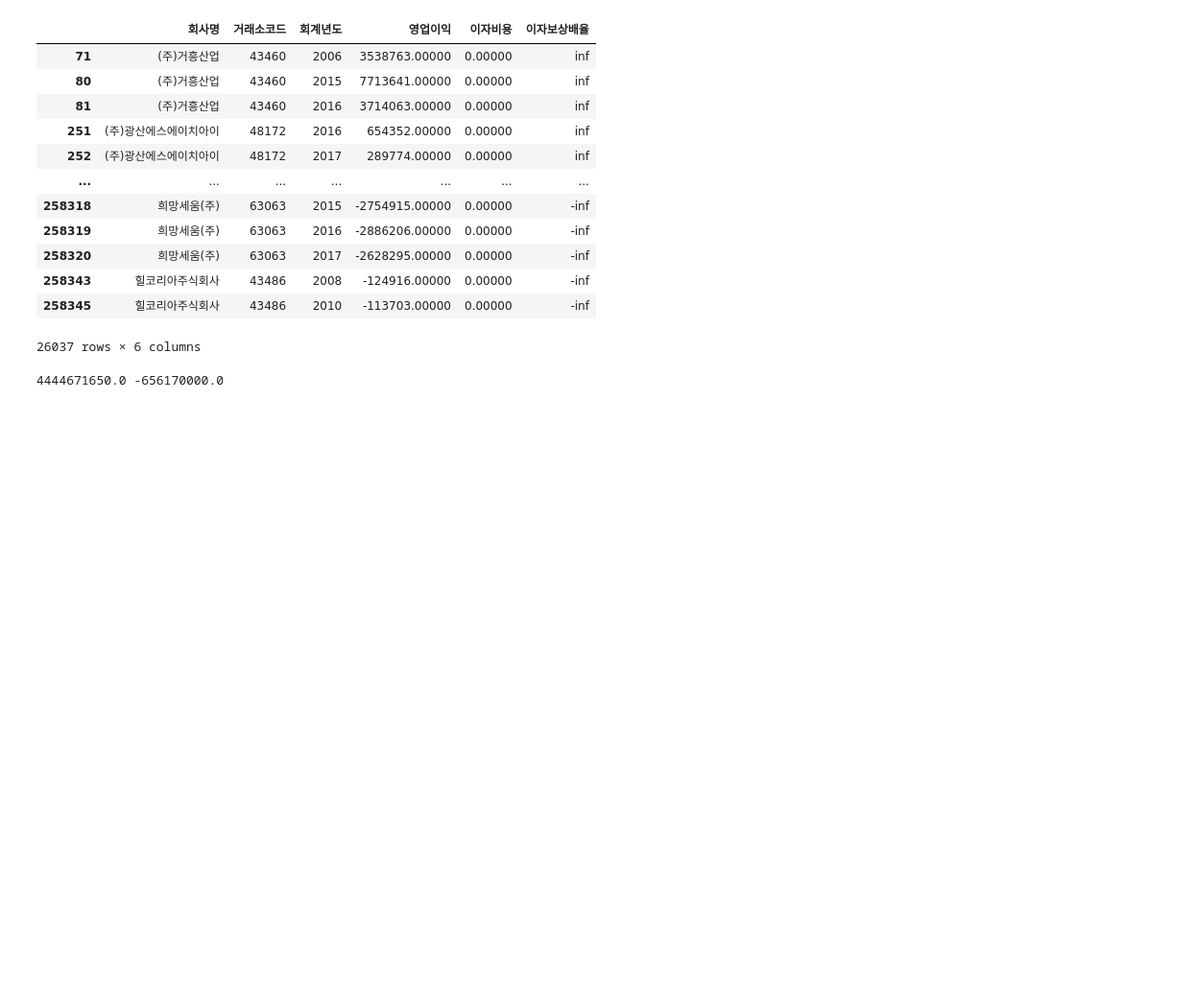
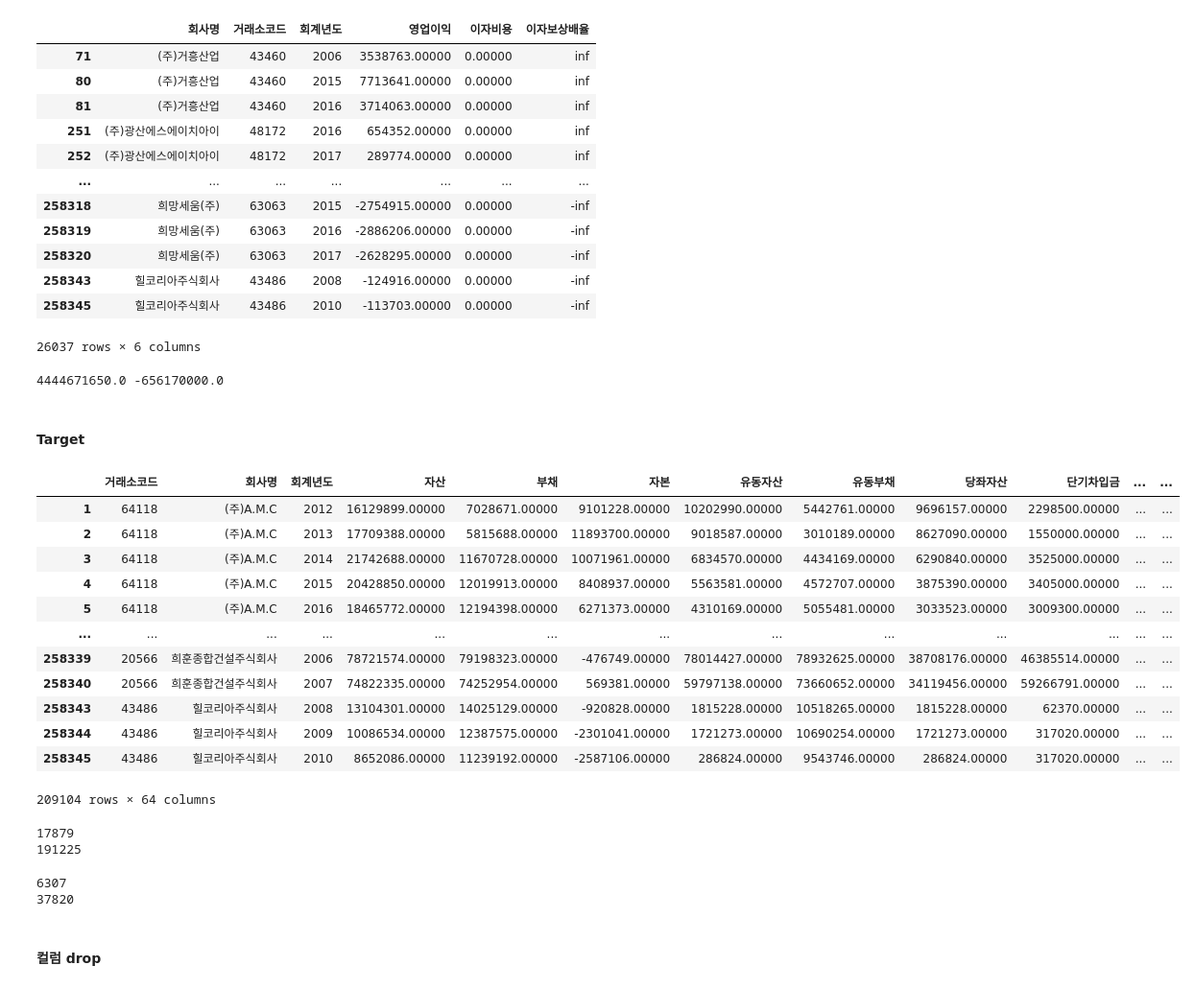
Before and after one commit to skynnn/TAVE-Prediction-Model-for-Insolvent-Companies, a Jupyter notebook: 전처리.ipynb, the cells around one changed output. Shown at 96% size. Drawn from its saved outputs; the diff is of its cells as text; code cells hidden in the pictures; blank space fills up the shorter version.

Commit message:
Feat: target값 설정, 컬럼 정리, dataset 분리

```diff
--- a/전처리.ipynb
+++ b/전처리.ipynb
@@ -984,3 +984,41 @@ print(max_interest, min_interest)
 # %%
 df.loc[df['이자보상배율'] == np.inf, '이자보상배율'] = max_interest
 df.loc[df['이자보상배율'] == -np.inf, '이자보상배율'] = min_interest
+# %% [markdown]
+#### Target
+# %%
+df['이자보상배율_t'] = np.where(df['이자보상배율'] < 1, 1, 0)
+# %%
+df['target'] = np.where((df['이자보상배율_t'] == 1) & (df.sort_values(by='회계년도', ascending=True).groupby('거래소코드')['이자보상배율_t'].shift(1) == 1) & (df.sort_values(by='회계년도', ascending=True).groupby('거래소코드')['이자보상배율_t'].shift(2) == 1), 1, 0)
+# %%
+# 2000년 데이터가 없어서 정확한 target 값 X (이자보상배율 3년을 봐야하는데 2000년을 못 보니까~)
+df.drop((df[df['회계년도']==2002]).index, axis=0, inplace=True)
+df
+# %% [output]
+|  | 거래소코드 | 회사명 | 회계년도 | 자산 | 부채 | 자본 | 유동자산 | 유동부채 | 당좌자산 | 단기차입금 | ... | ... |
+| 1 | 64118 | (주)A.M.C | 2012 | 16129899.00000 | 7028671.00000 | 9101228.00000 | 10202990.00000 | 5442761.00000 | 9696157.00000 | 2298500.00000 | ... | ... |
+| 2 | 64118 | (주)A.M.C | 2013 | 17709388.00000 | 5815688.00000 | 11893700.00000 | 9018587.00000 | 3010189.00000 | 8627090.00000 | 1550000.00000 | ... | ... |
+| 3 | 64118 | (주)A.M.C | 2014 | 21742688.00000 | 11670728.00000 | 10071961.00000 | 6834570.00000 | 4434169.00000 | 6290840.00000 | 3525000.00000 | ... | ... |
+| 4 | 64118 | (주)A.M.C | 2015 | 20428850.00000 | 12019913.00000 | 8408937.00000 | 5563581.00000 | 4572707.00000 | 3875390.00000 | 3405000.00000 | ... | ... |
+| 5 | 64118 | (주)A.M.C | 2016 | 18465772.00000 | 12194398.00000 | 6271373.00000 | 4310169.00000 | 5055481.00000 | 3033523.00000 | 3009300.00000 | ... | ... |
+| ... | ... | ... | ... | ... | ... | ... | ... | ... | ... | ... | ... | ... |
+| 258339 | 20566 | 희훈종합건설주식회사 | 2006 | 78721574.00000 | 79198323.00000 | -476749.00000 | 78014427.00000 | 78932625.00000 | 38708176.00000 | 46385514.00000 | ... | ... |
+| 258340 | 20566 | 희훈종합건설주식회사 | 2007 | 74822335.00000 | 74252954.00000 | 569381.00000 | 59797138.00000 | 73660652.00000 | 34119456.00000 | 59266791.00000 | ... | ... |
+| 258343 | 43486 | 힐코리아주식회사 | 2008 | 13104301.00000 | 14025129.00000 | -920828.00000 | 1815228.00000 | 10518265.00000 | 1815228.00000 | 62370.00000 | ... | ... |
+| 258344 | 43486 | 힐코리아주식회사 | 2009 | 10086534.00000 | 12387575.00000 | -2301041.00000 | 1721273.00000 | 10690254.00000 | 1721273.00000 | 317020.00000 | ... | ... |
+| 258345 | 43486 | 힐코리아주식회사 | 2010 | 8652086.00000 | 11239192.00000 | -2587106.00000 | 286824.00000 | 9543746.00000 | 286824.00000 | 317020.00000 | ... | ... |
+209104 rows × 64 columns
+# %%
+print(len(df[df['target'] == 1]))
+print(len(df[df['target'] == 0]))
+# %% [output]
+17879
+191225
+# %%
+print(len(df[df['target']==1]['거래소코드'].unique()))
+print(len(df[df['target']==0]['거래소코드'].unique()))
+# %% [output]
+6307
+37820
+# %% [markdown]
+#### 컬럼 drop
```
Also changed, not shown: parts of 8 cells of this notebook.
